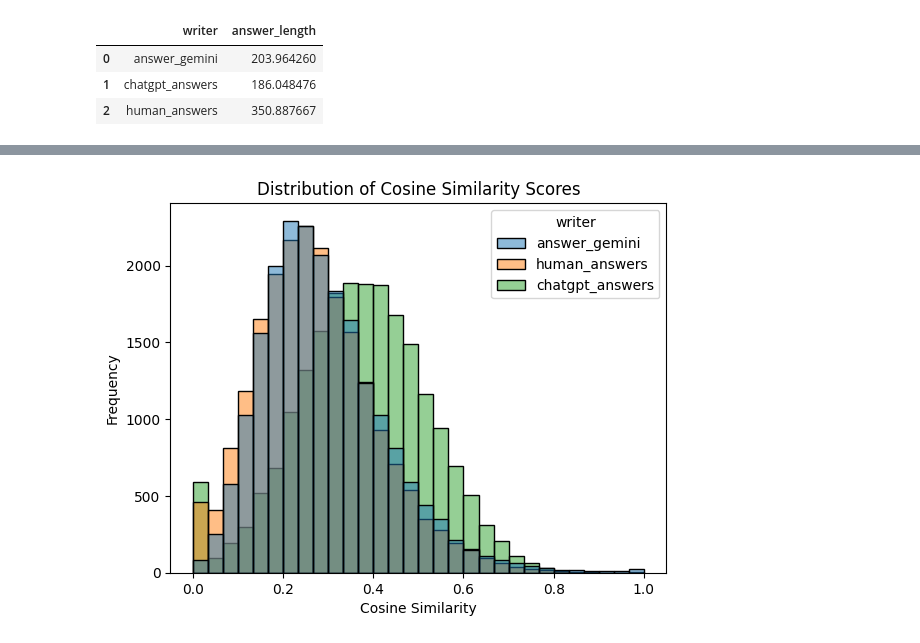
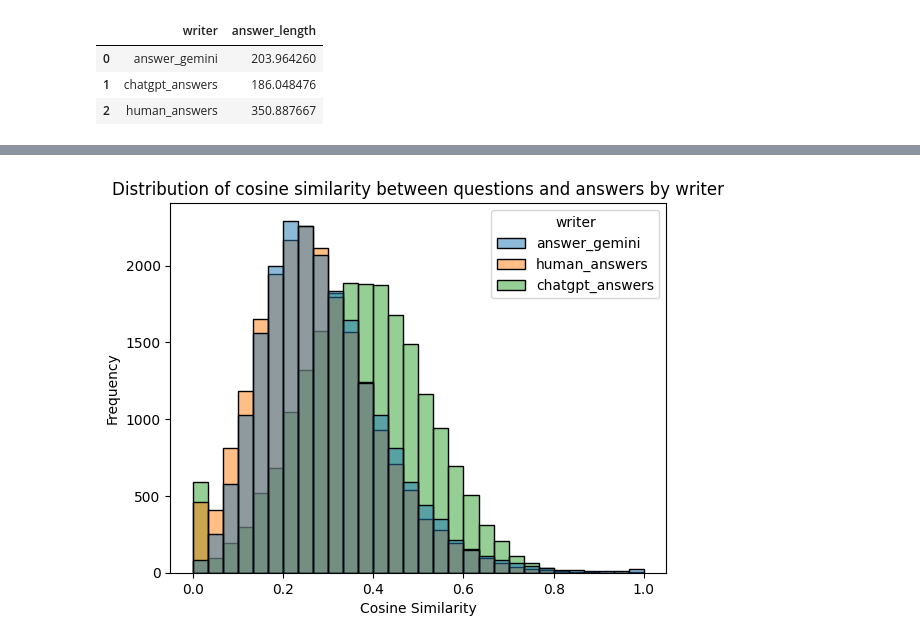
Before and after one commit to Idokopilov/magshimim-final-project, a Jupyter notebook: EDAgabi.ipynb, the cells around one changed output, grey strips where cells are left out. Drawn from its saved outputs; the diff is of its cells as text; code cells hidden in the pictures.

```diff
--- a/EDAgabi.ipynb
+++ b/EDAgabi.ipynb
@@ -54,11 +54,11 @@ df.head()
 # %%
 import matplotlib.pyplot as plt
 import seaborn as sns
 
 sns.histplot(data = df, x = 'cosine_sim', hue = 'writer', bins=30)
 plt.xlabel('Cosine Similarity')
 plt.ylabel('Frequency')
-plt.title('Distribution of Cosine Similarity Scores')
+plt.title('Distribution of cosine similarity between questions and answers by writer')
 plt.show()
 # %% [output]
-[figure, old version]
+[figure, new version]
```
Also changed, not shown: parts of 5 cells of this notebook.
